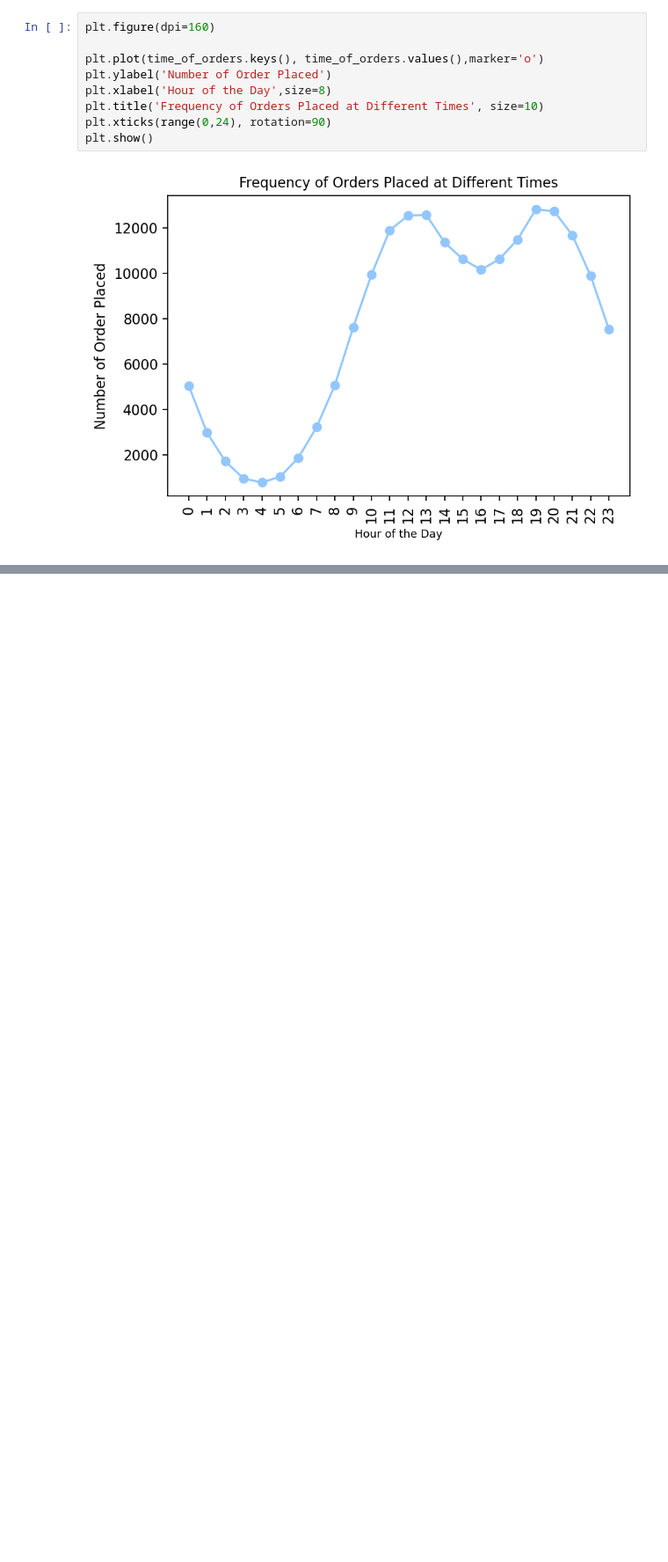
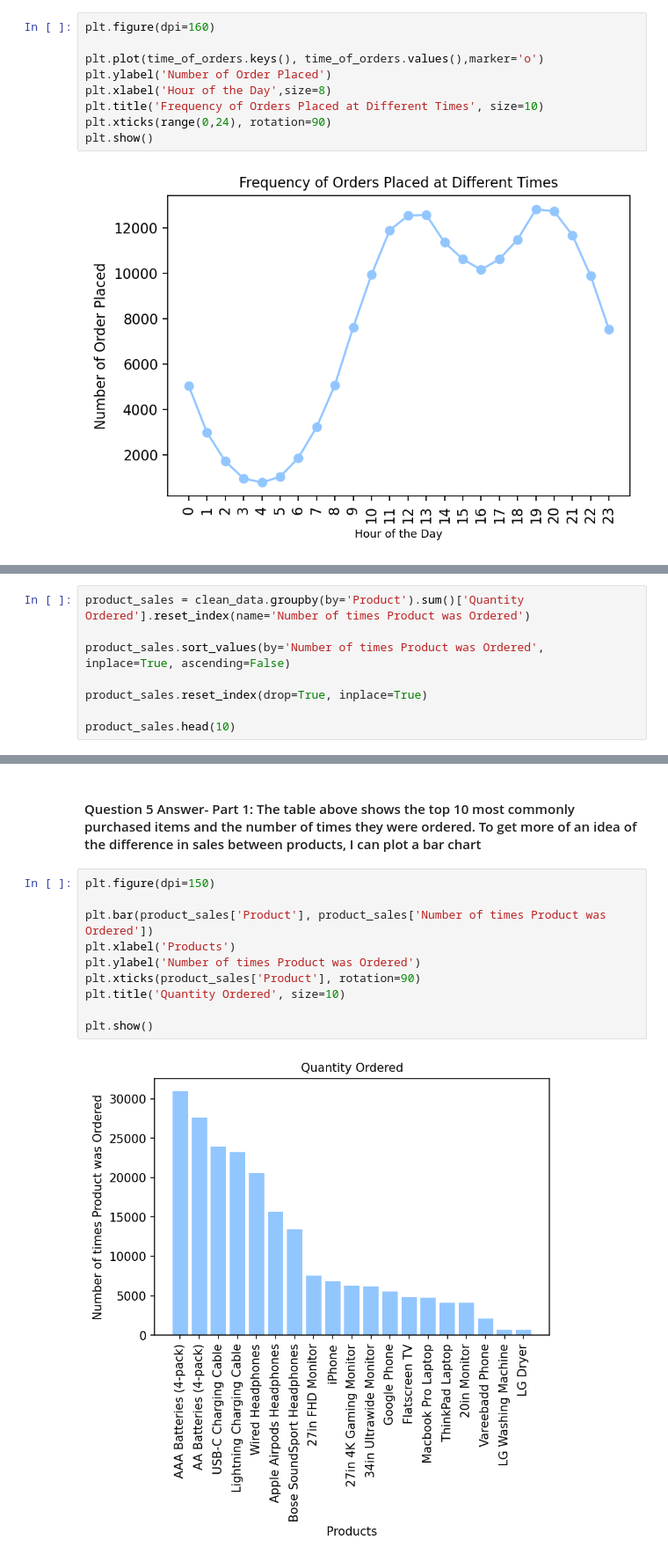
Before and after one commit to tajpatel58/Machine-Learning-, a Jupyter notebook: Data Science Practice/Sales Analysis/Sales_Analysis.ipynb, the cells around one changed output, grey strips where cells are left out. Shown: that part at 88% size. Drawn from its saved outputs; the diff is of its cells as text; blank space fills up the shorter version.

Commit message:
Answering Question 5

```diff
--- a/Data Science Practice/Sales Analysis/Sales_Analysis.ipynb
+++ b/Data Science Practice/Sales Analysis/Sales_Analysis.ipynb
@@ -256,0 +357,8 @@ Question 3 Answer: Based on this plot we can see that 11:30-13:30 and 18:30-20:3
+# %%
+product_sales = clean_data.groupby(by='Product').sum()['Quantity Ordered'].reset_index(name='Number of times Product was Ordered')
+
+product_sales.sort_values(by='Number of times Product was Ordered', inplace=True, ascending=False)
+
+product_sales.reset_index(drop=True, inplace=True)
+
+product_sales.head(10)
@@ -256,0 +377,14 @@ Question 3 Answer: Based on this plot we can see that 11:30-13:30 and 18:30-20:3
+# %% [markdown]
+#### Question 5 Answer- Part 1: The table above shows the top 10 most commonly purchased items and the number of times they were ordered. To get more of an idea of the difference in sales between products, I can plot a bar chart
+# %%
+plt.figure(dpi=150)
+
+plt.bar(product_sales['Product'], product_sales['Number of times Product was Ordered'])
+plt.xlabel('Products')
+plt.ylabel('Number of times Product was Ordered')
+plt.xticks(product_sales['Product'], rotation=90)
+plt.title('Quantity Ordered', size=10)
+
+plt.show()
+# %% [output]
+[figure, added]
```
Also changed, not shown: parts of 21 cells of this notebook.
